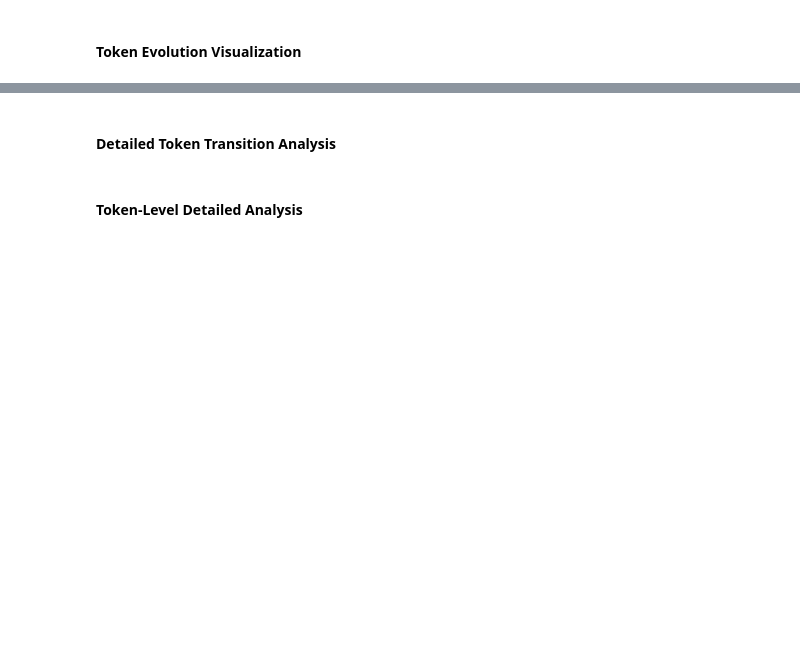
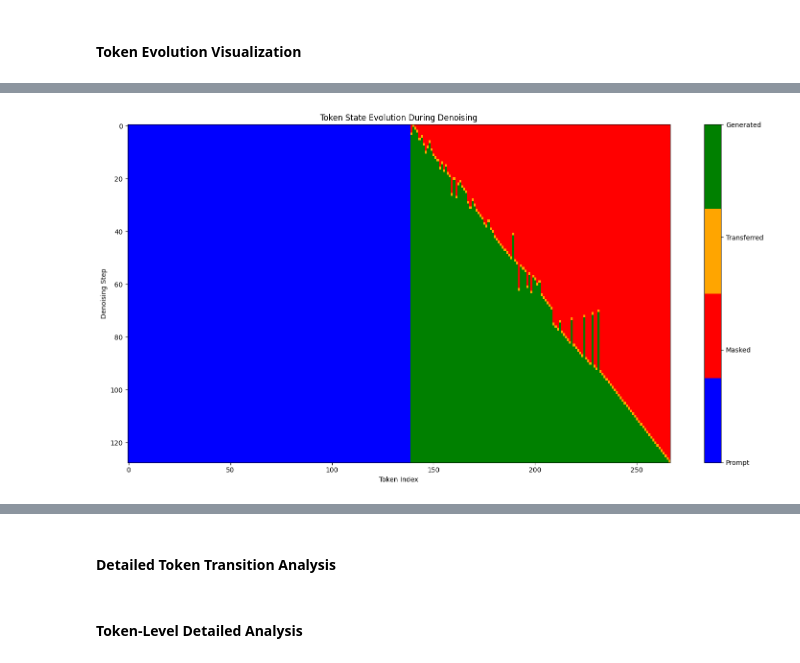
Before and after one commit to Bwoah-Kimi/LLaDA, a Jupyter notebook: inference_profiling.ipynb, the cells around one changed output, grey strips where cells are left out. Drawn from its saved outputs; the diff is of its cells as text; code cells hidden in the pictures; blank space fills up the shorter version.

```diff
--- a/inference_profiling.ipynb
+++ b/inference_profiling.ipynb
@@ -599,102 +156,8 @@ if not df_token_evolution.empty:
     # Get coverage statistics
     df_coverage = get_token_coverage_stats(df_token_evolution)
 
-    # 1. Token state heatmap over time
-    plt.figure(figsize=(15, 8))
-
-    # Create a matrix for visualization: steps x tokens
-    steps = sorted(df_token_evolution['step'].unique())
-    tokens = sorted(df_token_evolution['token_idx'].unique())
-
-    # Map states to numbers for visualization
-    state_map = {'prompt': 0, 'masked': 1, 'transferred': 2, 'generated': 3}
-    state_matrix = np.full((len(steps), len(tokens)), -1)
-
-    for i, step in enumerate(steps):
-        step_data = df_token_evolution[df_token_evolution['step'] == step]
-        for _, row in step_data.iterrows():
-            j = row['token_idx']
-            state_matrix[i, j] = state_map[row['state']]
-
-    # Create custom colormap
-    colors = ['blue', 'red', 'orange', 'green']  # prompt, masked, transferred, generated
-    cmap = plt.matplotlib.colors.ListedColormap(colors)
-
-    plt.imshow(state_matrix, cmap=cmap, aspect='auto', interpolation='nearest')
-    plt.xlabel('Token Index')
-    plt.ylabel('Denoising Step')
-    plt.title('Token State Evolution During Denoising')
-
-    # Add colorbar with labels
-    cbar = plt.colorbar(ticks=[0, 1, 2, 3])
-    cbar.set_ticklabels(['Prompt', 'Masked', 'Transferred', 'Generated'])
-
-    plt.tight_layout()
-    plt.show()
-
-    # 2. Token coverage evolution
-    plt.figure(figsize=(12, 6))
-
-    plt.subplot(2, 2, 1)
-    plt.plot(df_coverage['step'], df_coverage['mask_ratio'], 'r-', label='Masked Ratio')
-    plt.plot(df_coverage['step'], df_coverage['generated_ratio'], 'g-', label='Generated Ratio')
-    plt.xlabel('Step')
-    plt.ylabel('Ratio')
-    plt.title('Token Coverage Evolution')
-    plt.legend()
-    plt.grid(True, alpha=0.3)
-
-    plt.subplot(2, 2, 2)
-    plt.plot(df_coverage['step'], df_coverage['masked_tokens'], 'r-', label='Masked')
-    plt.plot(df_coverage['step'], df_coverage['generated_tokens'], 'g-', label='Generated')
-    plt.plot(df_coverage['step'], df_coverage['transferred_tokens'], 'orange', label='Transferred')
-    plt.xlabel('Step')
-    plt.ylabel('Token Count')
-    plt.title('Token Count by State')
-    plt.legend()
-    plt.grid(True, alpha=0.3)
-
-    # 3. Block-wise analysis
-    plt.subplot(2, 2, 3)
-    block_colors = plt.cm.Set3(np.linspace(0, 1, df_coverage['block_idx'].max() + 1))
-    for block_idx in sorted(df_coverage['block_idx'].unique()):
-        block_data = df_coverage[df_coverage['block_idx'] == block_idx]
-        plt.plot(block_data['inblock_step'], block_data['mask_ratio'],
-                color=block_colors[block_idx], label=f'Block {block_idx}', marker='o')
-    plt.xlabel('In-Block Step')
-    plt.ylabel('Mask Ratio')
-    plt.title('Mask Ratio by Block')
-    plt.legend()
-    plt.grid(True, alpha=0.3)
-
-    # 4. Transfer rate analysis
-    plt.subplot(2, 2, 4)
-    transfer_rates = []
-    for step in steps[1:]:  # Skip first step
-        prev_step_data = df_token_evolution[df_token_evolution['step'] == step - 1]
-        curr_step_data = df_token_evolution[df_token_evolution['step'] == step]
-
-        prev_masked = len(prev_step_data[prev_step_data['state'] == 'masked'])
-        curr_transferred = len(curr_step_data[curr_step_data['state'] == 'transferred'])
-
-        transfer_rate = curr_transferred / prev_masked if prev_masked > 0 else 0
-        transfer_rates.append(transfer_rate)
-
-    plt.plot(steps[1:], transfer_rates, 'b-o')
-    plt.xlabel('Step')
-    plt.ylabel('Transfer Rate')
-    plt.title('Token Transfer Rate per Step')
-    plt.grid(True, alpha=0.3)
-
-    plt.tight_layout()
-    plt.show()
-
-    # Print summary statistics
-    print("\nToken Evolution Summary:")
-    print(f"Total denoising steps: {len(steps)}")
-    print(f"Initial masked tokens: {df_coverage.iloc[0]['masked_tokens']}")
-    print(f"Final generated tokens: {df_coverage.iloc[-1]['generated_tokens']}")
-    print(f"Average tokens transferred per step: {df_coverage['transferred_tokens'].mean():.2f}")
+    plot_token_evolution(df_token_evolution=df_token_evolution, df_coverage=df_coverage)
 
 else:
     print("No token state data found. Make sure profiling was run with token state saving enabled.")
+# %% [output]
@@ -700,0 +167 @@ else:
+[figure, added]
```
Also changed, not shown: parts of 11 cells of this notebook, 3 other files.
